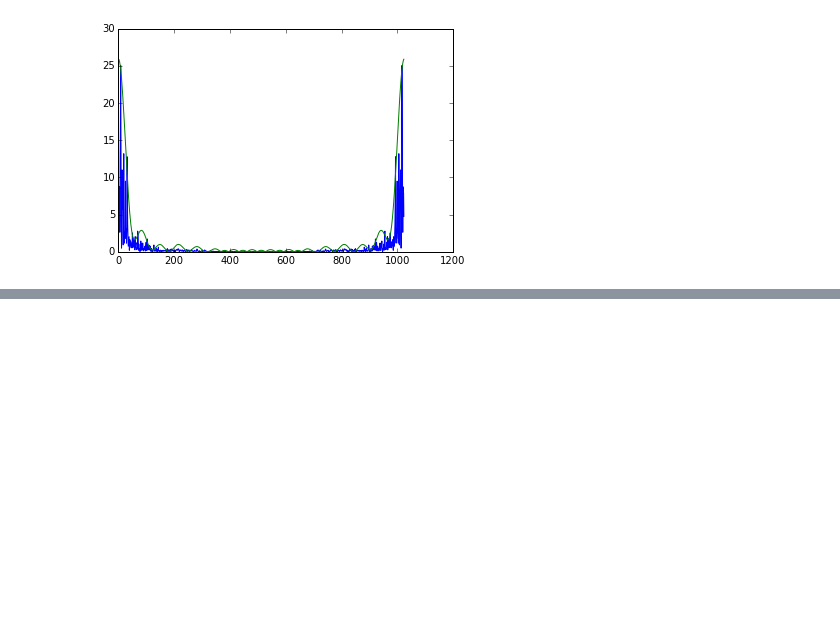
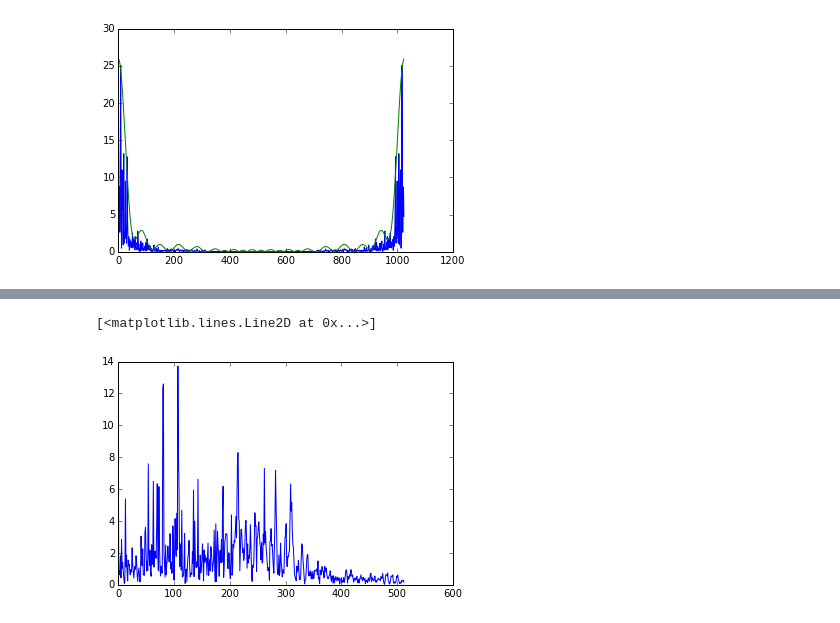
Before and after one commit to stephencwelch/Perceptual-Coding-In-Python, a Jupyter notebook: Frequency-Based Least Squares.ipynb, the cells around one changed output, grey strips where cells are left out. Drawn from its saved outputs; the diff is of its cells as text; code cells hidden in the pictures; blank space fills up the shorter version.

```diff
--- a/Frequency-Based Least Squares.ipynb
+++ b/Frequency-Based Least Squares.ipynb
@@ -563,0 +595,8 @@ plot(3*Habs.T)
+# %%
+# Approximate the transfer function between the microphone and piezo signals
+F = M_sub/P_sub
+# %%
+plot(F)
+# %% [output]
+[<matplotlib.lines.Line2D at 0x...>]
+[figure, added]
```
Also changed, not shown: parts of 16 cells of this notebook.
